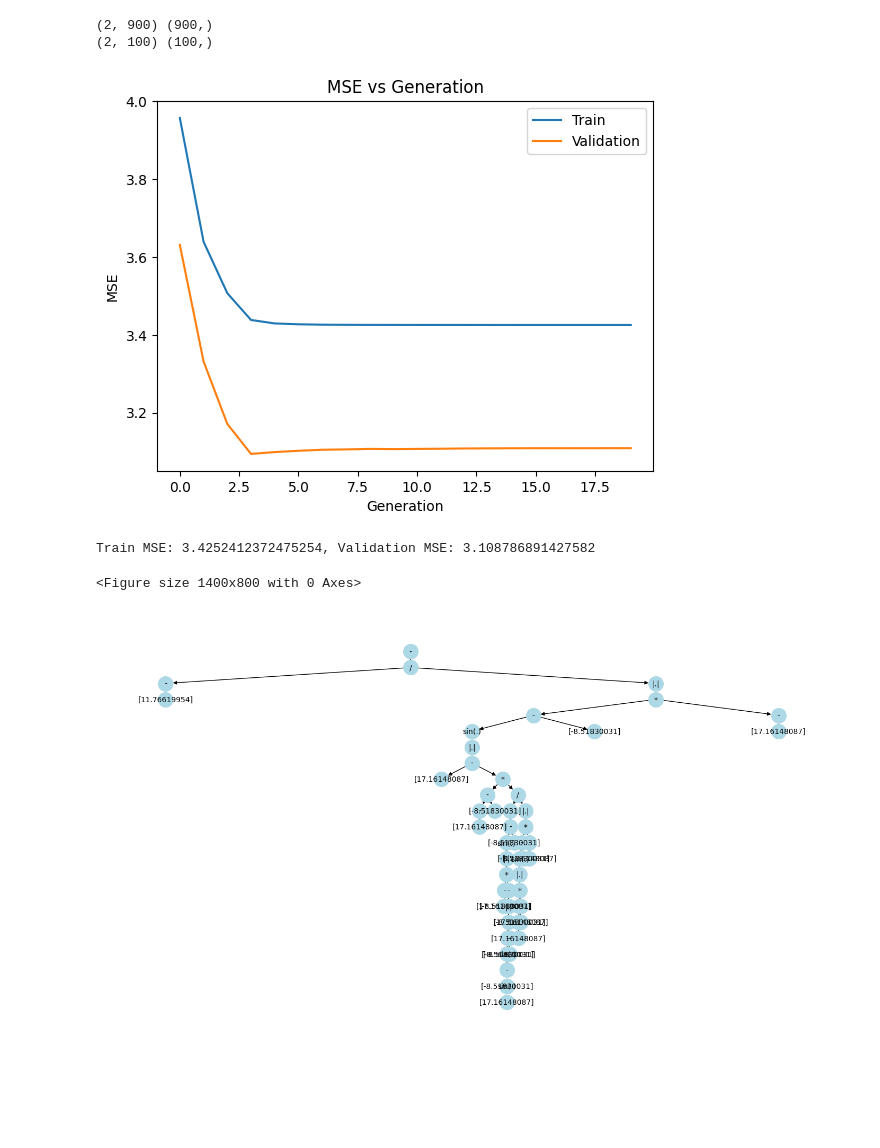
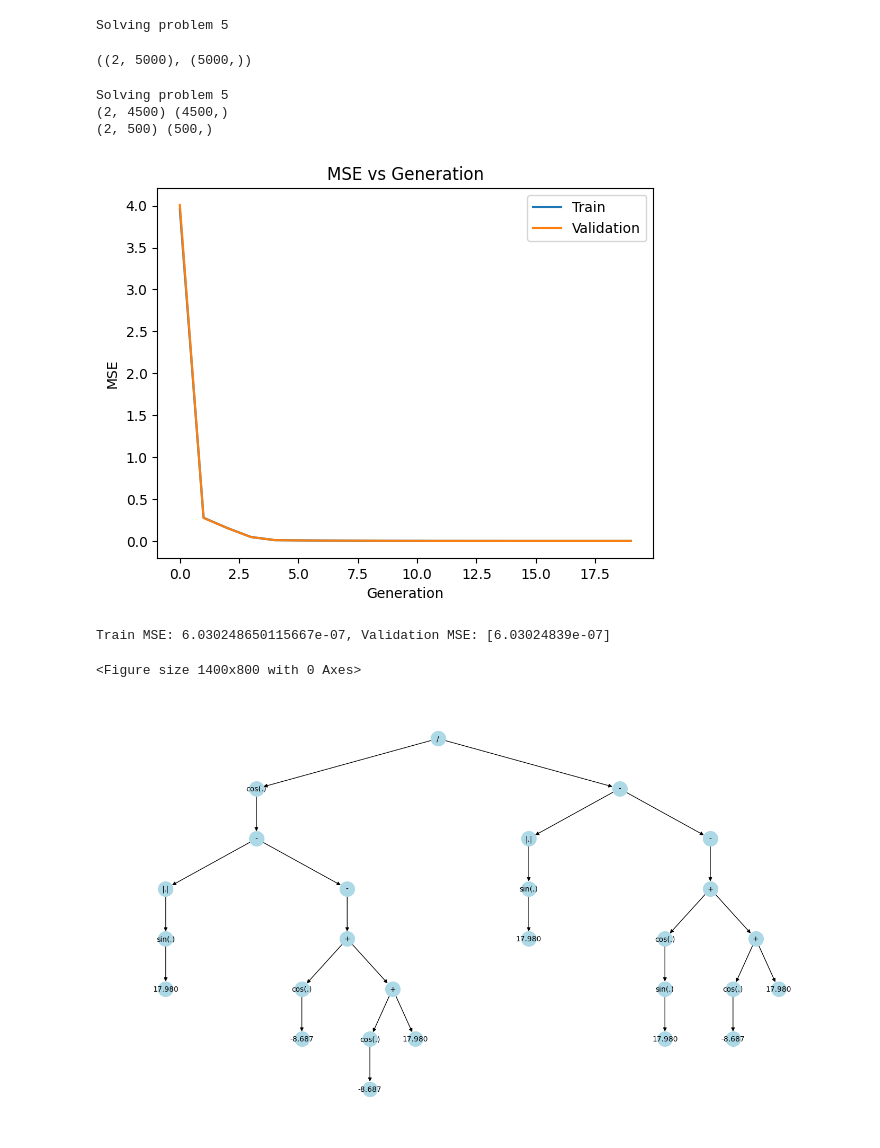
Before and after one commit to MicheleCazzola/project-work, a Jupyter notebook: gp.ipynb, the cells around one changed output. Drawn from its saved outputs; the diff is of its cells as text; code cells hidden in the pictures; blank space fills up the shorter version.

Commit message:
done problem 1-5 successfully, others work in progress

```diff
--- a/gp.ipynb
+++ b/gp.ipynb
@@ -198,3 +702,20 @@ constants = [CONSTANTS_RANGE * np.random.uniform(low=-1, high=1, size=1)  for _
+# %%
+def init_rnd(seed):
+    random.seed(seed)
+    np.random.seed(seed)
+# %%
+def reduce_dataset(x, y, red_factor):
+
+    if red_factor == 1:
+        return x, y
+
+    indices, _ = train_test_split(np.arange(x.shape[1]), train_size=red_factor)
+
+    print(indices)
+
+    x_red = x[:, indices]
+    y_red = y[indices]
+    return x_red, y_red
 # %%
 @dataclass
 class Individual:
@@ -227,10 +748,10 @@ def plot_mse_gen(mses: list[list[float]], labels: list[str]):
 from statistics import mean
 
 
-def evolutionary_solve(population: list[Individual]):
+def evolutionary_solve(population: list[Individual], train_dataset, train_labels, val_dataset, val_labels) -> Individual:
 
     for i in population:
-        i.mse = Tree.mse(i.genome, x_train, y_train)
+        i.mse = float(Tree.mse(i.genome, train_dataset, train_labels))
 
     mse_train = []
     mse_val = []
@@ -249,7 +770,7 @@ def evolutionary_solve(population: list[Individual]):
             offspring.append(o)
 
         for i in offspring:
-            i.mse = Tree.mse(i.genome, x_train, y_train)
+            i.mse = float(Tree.mse(i.genome, train_dataset, train_labels))
 
         population.extend(offspring)
 
@@ -258,14 +779,11 @@ def evolutionary_solve(population: list[Individual]):
         population = population[:POP_SIZE]
 
         # Statistics
-        mse_gen = mean([float(i.mse) for i in population])
+        mse_gen = mean([i.mse for i in population])
         mse_train.append(mse_gen)
 
-        mse_gen = mean([float(Tree.mse(i.genome, x_val, y_val)) for i in population])
+        mse_gen = mean([float(Tree.mse(i.genome, val_dataset, val_labels)) for i in population])
         mse_val.append(mse_gen)
-
-    # print(mse_train)
-    # print(mse_val)
 
     plot_mse_gen([mse_train, mse_val], ["Train", "Validation"])
 
@@ -274,0 +791,7 @@ population = [Individual(Tree.create_individual(operators, variables, constants,
+# %%
+x = np.load(f"./data/problem_{PROBLEM}.npz")
+print(f"Solving problem {PROBLEM}")
+x['x'].shape, x['y'].shape
+# %% [output]
+Solving problem 5
+((2, 5000), (5000,))
@@ -275,18 +806,25 @@ population = [Individual(Tree.create_individual(operators, variables, constants,
 # %%
 import matplotlib.pyplot as plt
 
+print(f"Solving problem {PROBLEM}")
 print(x_train.shape, y_train.shape)
 print(x_val.shape, y_val.shape)
-champion = evolutionary_solve(population)
+init_rnd(SEED)
+x_train, y_train = reduce_dataset(x_train, y_train, RED_FACTOR)
+variables = [f"x{i}" for i in range(dataset_dim)]
+constants_bounds = (-CONSTANTS_RANGE, CONSTANTS_RANGE)
+population = [Individual(Tree.create_individual(operators, variables, constants_bounds, max_depth=MAX_DEPTH), 0) for _ in range(POP_SIZE)]
+champion = evolutionary_solve(population, x_train, y_train, x_val, y_val)
 
 plt.figure(figsize=(14,8))
 champion.genome.draw()
 mse_val = Tree.mse(champion.genome, x_val, y_val)
 print(f"Train MSE: {champion.mse}, Validation MSE: {mse_val}")
 # %% [output]
-(2, 900) (900,)
-(2, 100) (100,)
+Solving problem 5
+(2, 4500) (4500,)
+(2, 500) (500,)
-[figure, old version]
+[figure, new version]
-Train MSE: 3.4252412372475254, Validation MSE: 3.108786891427582
+Train MSE: 6.030248650115667e-07, Validation MSE: [6.03024839e-07]
 <Figure size 1400x800 with 0 Axes>
-[figure, old version]
+[figure, new version]
```
Also changed, not shown: parts of 24 cells of this notebook, 5 other files.
